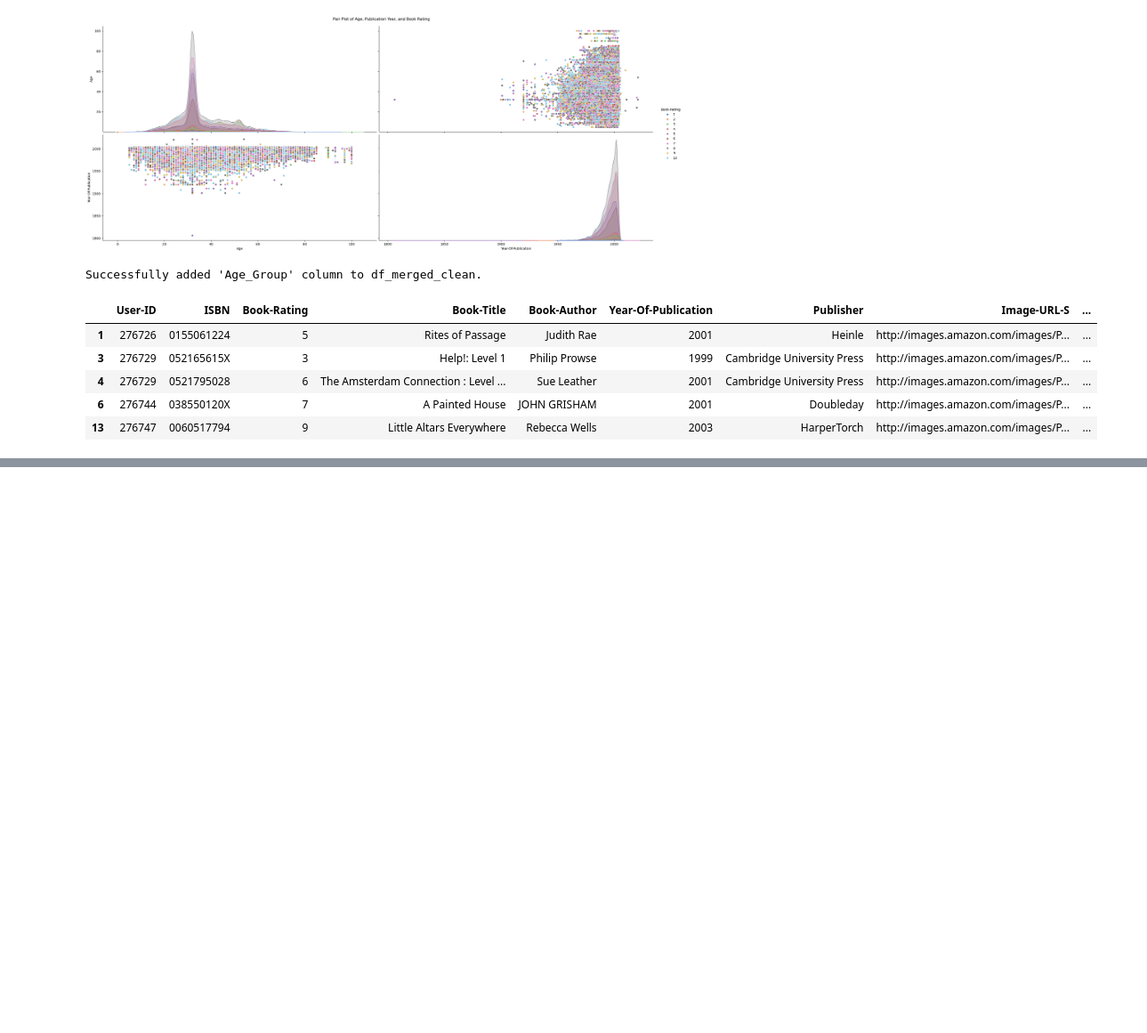
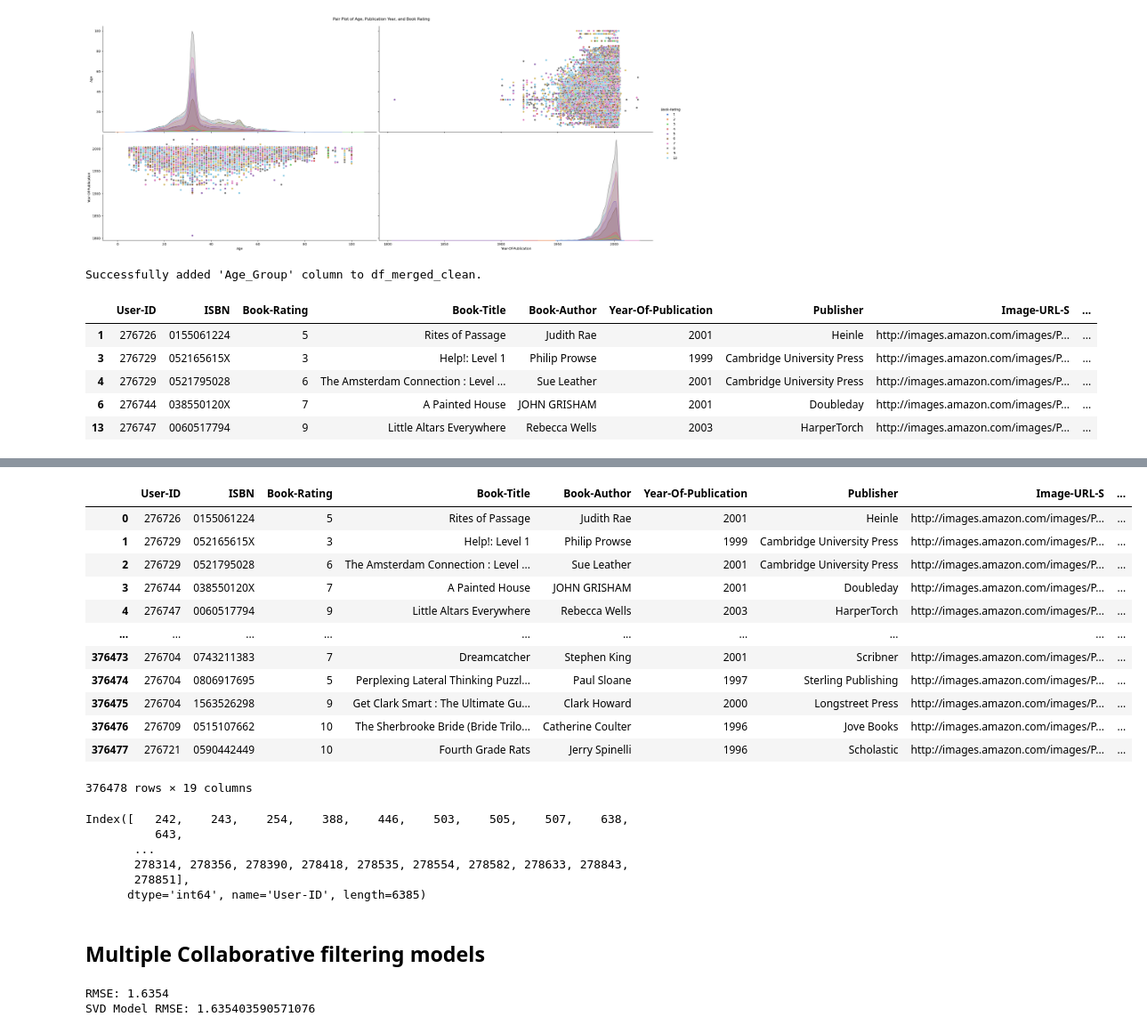
Before and after one commit to sohebkh13/ExcelR_Book_Recommendation_Project, a Jupyter notebook: book_recommendation.ipynb, the cells around one changed output, grey strips where cells are left out. Shown at 89% size. Drawn from its saved outputs; the diff is of its cells as text; code cells hidden in the pictures; blank space fills up the shorter version.

Commit message:
model building

```diff
--- a/book_recommendation.ipynb
+++ b/book_recommendation.ipynb
@@ -860,0 +986,31 @@ Successfully added 'Age_Group' column to df_merged_clean.
+# %%
+from sklearn.preprocessing import StandardScaler
+
+# 1. Create additional numerical features:
+# Group by ISBN to compute aggregated book statistics
+book_stats = df_merged_clean.groupby("ISBN").agg({
+    "Book-Rating": ['mean', 'std', 'min', 'max', 'count']
+}).reset_index()
+book_stats.columns = ["ISBN", "Mean-Rating", "Std-Rating", "Min-Rating", "Max-Rating", "Total-Ratings"]
+
+# Merge these features back into the main DataFrame using ISBN as key.
+df_features = pd.merge(df_merged_clean, book_stats, on="ISBN", how="left")
+
+# 2. (Optional) Add a recency feature if you have a rating date.
+if "Rating-Date" in df_features.columns:
+    df_features["Rating-Date"] = pd.to_datetime(df_features["Rating-Date"])
+    most_recent_date = df_features["Rating-Date"].max()
+    df_features["Days-Since-Rating"] = (most_recent_date - df_features["Rating-Date"]).dt.days
+
+# 3. Preprocessing: Scale continuous features.
+# Define a list of features to scale. Exclude identifiers (like ISBN).
+numeric_features = ['Book-Rating', 'Mean-Rating', 'Std-Rating', 'Min-Rating', 'Max-Rating', 'Total-Ratings']
+if "Days-Since-Rating" in df_features.columns:
+    numeric_features.append("Days-Since-Rating")
+
+scaler = StandardScaler()
+df_features_scaled = df_features.copy()
+df_features_scaled[numeric_features] = scaler.fit_transform(df_features_scaled[numeric_features])
+
+print("Scaled Numerical Features:")
+print(df_features_scaled[numeric_features].head())
@@ -860,0 +1122,27 @@ Successfully added 'Age_Group' column to df_merged_clean.
+# %%
+df_features
+# %% [output]
+|  | User-ID | ISBN | Book-Rating | Book-Title | Book-Author | Year-Of-Publication | Publisher | Image-URL-S | ... |
+| 0 | 276726 | 0155061224 | 5 | Rites of Passage | Judith Rae | 2001 | Heinle | http://images.amazon.com/images/P... | ... |
+| 1 | 276729 | 052165615X | 3 | Help!: Level 1 | Philip Prowse | 1999 | Cambridge University Press | http://images.amazon.com/images/P... | ... |
+| 2 | 276729 | 0521795028 | 6 | The Amsterdam Connection : Level ... | Sue Leather | 2001 | Cambridge University Press | http://images.amazon.com/images/P... | ... |
+| 3 | 276744 | 038550120X | 7 | A Painted House | JOHN GRISHAM | 2001 | Doubleday | http://images.amazon.com/images/P... | ... |
+| 4 | 276747 | 0060517794 | 9 | Little Altars Everywhere | Rebecca Wells | 2003 | HarperTorch | http://images.amazon.com/images/P... | ... |
+| ... | ... | ... | ... | ... | ... | ... | ... | ... | ... |
+| 376473 | 276704 | 0743211383 | 7 | Dreamcatcher | Stephen King | 2001 | Scribner | http://images.amazon.com/images/P... | ... |
+| 376474 | 276704 | 0806917695 | 5 | Perplexing Lateral Thinking Puzzl... | Paul Sloane | 1997 | Sterling Publishing | http://images.amazon.com/images/P... | ... |
+| 376475 | 276704 | 1563526298 | 9 | Get Clark Smart : The Ultimate Gu... | Clark Howard | 2000 | Longstreet Press | http://images.amazon.com/images/P... | ... |
+| 376476 | 276709 | 0515107662 | 10 | The Sherbrooke Bride (Bride Trilo... | Catherine Coulter | 1996 | Jove Books | http://images.amazon.com/images/P... | ... |
+| 376477 | 276721 | 0590442449 | 10 | Fourth Grade Rats | Jerry Spinelli | 1996 | Scholastic | http://images.amazon.com/images/P... | ... |
+376478 rows × 19 columns
+# %%
+print(user_item_matrix.index)
+# %% [output]
+Index([   242,    243,    254,    388,    446,    503,    505,    507,    638,
+          643,
+       ...
+       278314, 278356, 278390, 278418, 278535, 278554, 278582, 278633, 278843,
+       278851],
+      dtype='int64', name='User-ID', length=6385)
+# %% [markdown]
+## Multiple Collaborative filtering models
@@ -860,0 +1164,9 @@ Successfully added 'Age_Group' column to df_merged_clean.
+# %%
+# Model 1: Matrix Factorization using SVD.
+model_svd = SVD()
+model_svd.fit(trainset)
+predictions_svd = model_svd.test(testset)
+print("SVD Model RMSE:", accuracy.rmse(predictions_svd))
+# %% [output]
+RMSE: 1.6354
+SVD Model RMSE: 1.635403590571076
```
Also changed, not shown: parts of 24 cells of this notebook.
